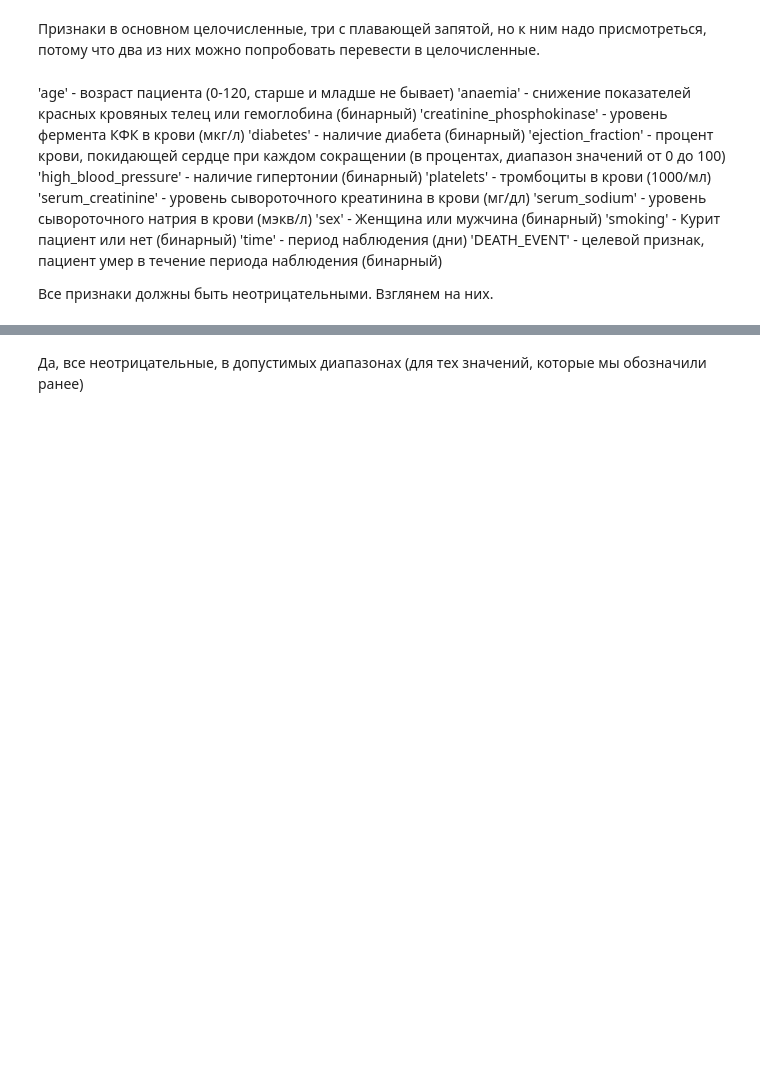
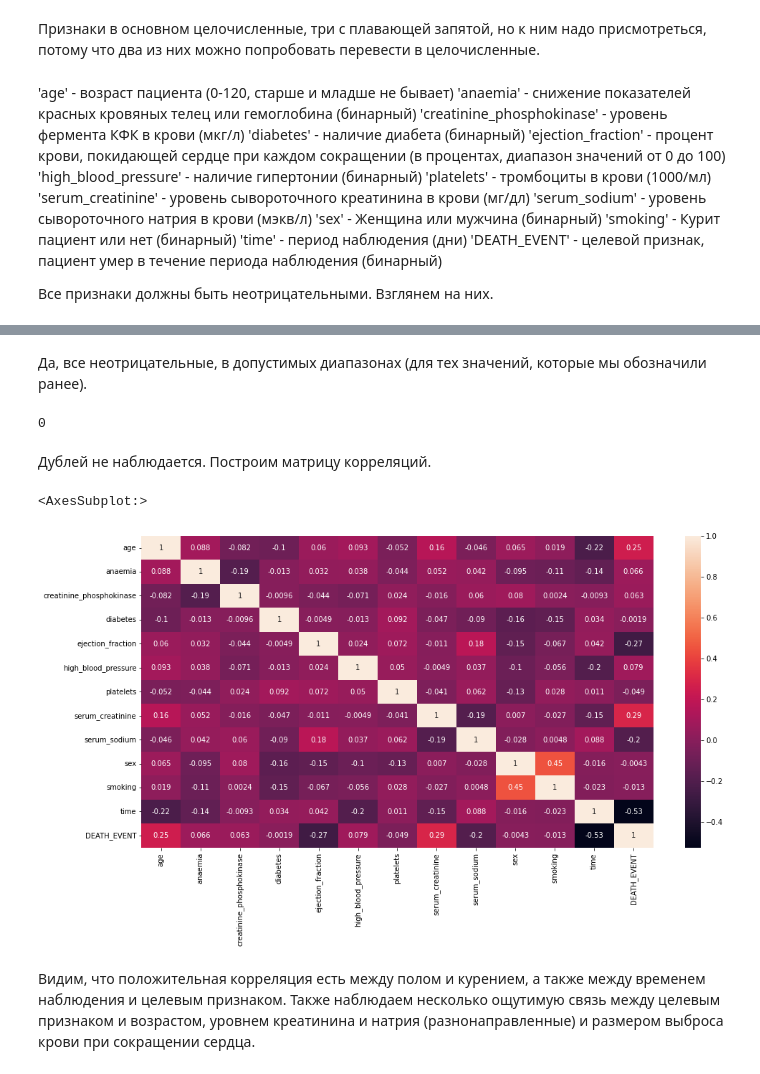
Before and after one commit to stusha-stu/Heart-Failure-Prediction-Project, a Jupyter notebook: heart_failure_clinical_records_predicting_death.ipynb, the cells around one changed output, grey strips where cells are left out. Cells and saved outputs as stored; diff of their text form; code cells hidden in the pictures; blank space fills up the shorter version.

Commit message:
correlation

```diff
--- a/heart_failure_clinical_records_predicting_death.ipynb
+++ b/heart_failure_clinical_records_predicting_death.ipynb
@@ -76,4 +76,21 @@ data.describe()
 | 75% | 70.000000 | 1.000000 | 582.000000 | 1.000000 | 45.000000 | 1.000000 | 303500.000000 | ... |
 | max | 95.000000 | 1.000000 | 7861.000000 | 1.000000 | 80.000000 | 1.000000 | 850000.000000 | ... |
 # %% [markdown]
-Да, все неотрицательные, в допустимых диапазонах (для тех значений, которые мы обозначили ранее)
+Да, все неотрицательные, в допустимых диапазонах (для тех значений, которые мы обозначили ранее).
+# %%
+data.duplicated().sum()
+# %% [output]
+0
+# %% [markdown]
+Дублей не наблюдается.
+Построим матрицу корреляций.
+# %%
+correlation_matrix = data.corr()
+
+plt.figure(figsize= (16, 8))
+sns.heatmap(correlation_matrix, annot = True)
+# %% [output]
+<AxesSubplot:>
+[figure, added]
+# %% [markdown]
+Видим, что положительная корреляция есть между полом и курением, а также между временем наблюдения и целевым признаком. Также наблюдаем несколько ощутимую связь между целевым признаком и возрастом, уровнем креатинина и натрия (разнонаправленные) и размером выброса крови при сокращении сердца.
```
